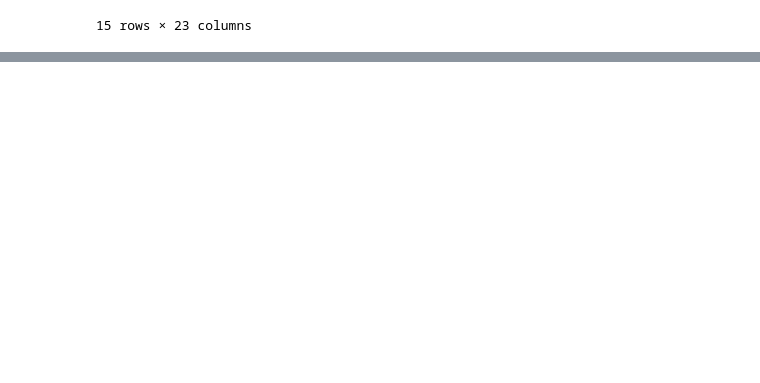
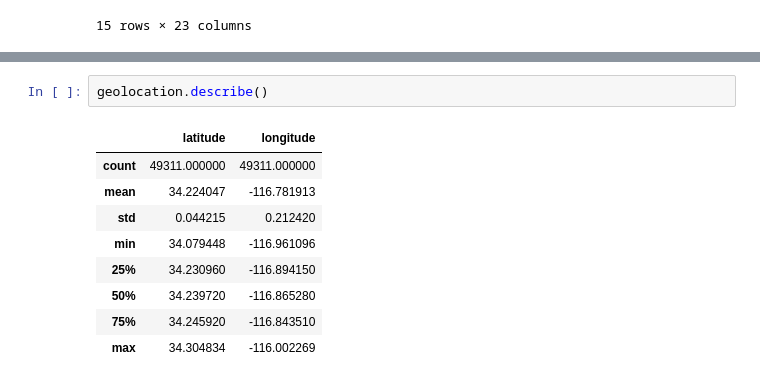
Before and after one commit to RaphaelMuthenya/Airbnb-Real-Estate-Market-Analysis-Big-Bear-Joshua-Tree-CA-USA, a Jupyter notebook: Airbnb_Market_Analysis and Real_Estate_Sales_Data.ipynb, the cells around one changed output, grey strips where cells are left out. Cells and saved outputs as stored; diff of their text form; blank space fills up the shorter version.

```diff
--- a/Airbnb_Market_Analysis and Real_Estate_Sales_Data.ipynb
+++ b/Airbnb_Market_Analysis and Real_Estate_Sales_Data.ipynb
@@ -205,0 +522,12 @@ withpool_sales_propertiesJT84
+# %%
+geolocation.describe()
+# %% [output]
+|  | latitude | longitude |
+| count | 49311.000000 | 49311.000000 |
+| mean | 34.224047 | -116.781913 |
+| std | 0.044215 | 0.212420 |
+| min | 34.079448 | -116.961096 |
+| 25% | 34.230960 | -116.894150 |
+| 50% | 34.239720 | -116.865280 |
+| 75% | 34.245920 | -116.843510 |
+| max | 34.304834 | -116.002269 |
```
Also changed, not shown: parts of 29 cells of this notebook.
